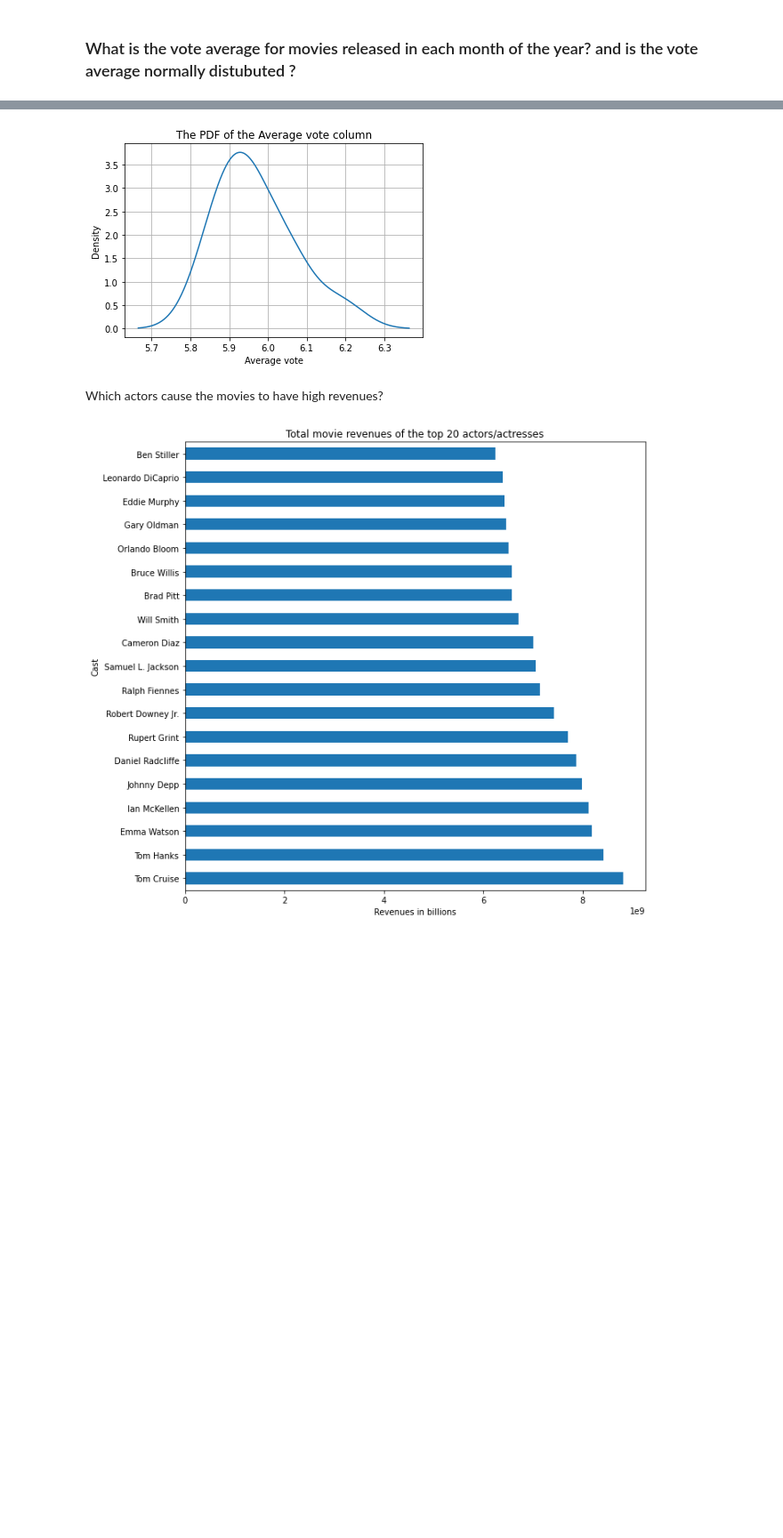
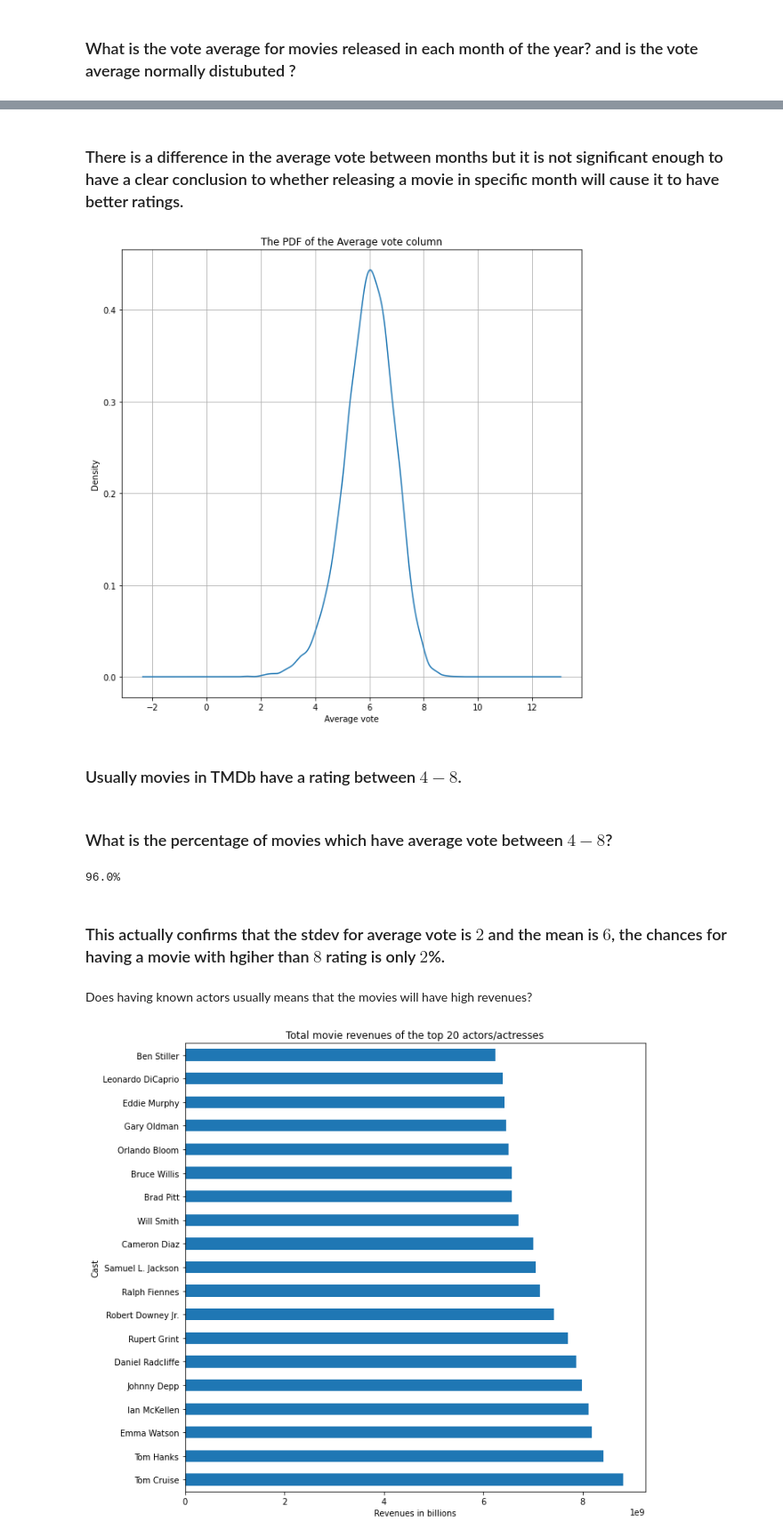
Before and after one commit to OmarAlaaeldein/Investigate-a-Dataset-TMDb-movie-dataset, a Jupyter notebook: Investigate_a_Dataset.ipynb, the cells around one changed output, grey strips where cells are left out. Shown at 89% size. Saved outputs shown, nothing was run; the diff lists cells and outputs as text; code cells hidden in the pictures; blank space fills up the shorter version.

```diff
--- a/Investigate_a_Dataset.ipynb
+++ b/Investigate_a_Dataset.ipynb
@@ -225,12 +234,26 @@ plt.grid()
+# %% [markdown]
+### There is a difference in the average vote between months but it is not significant enough to have a clear conclusion to whether releasing a movie in specific month will cause it to have better ratings.
 # %%
-df_sorted.groupby("release_date")["vote_average"].mean().plot(kind="kde");
+plt.figure(figsize=(10,10))
+df_sorted["vote_average"].plot(kind="kde");
 plt.xlabel("Average vote");
 plt.title("The PDF of the Average vote column")
 plt.grid()
 # %% [output]
-[figure, old version]
+[figure, new version]
+# %% [markdown]
+### Usually movies in TMDb have a rating between $4-8$.
+# %% [markdown]
+### What is the percentage of movies which have average vote between $4-8$?
+# %%
+common=df_sorted[(df_sorted["vote_average"]>4)&(df_sorted["vote_average"]<8)]
+print("{}%".format(round(len(common)/len(df_sorted),2)*100))
+# %% [output]
+96.0%
+# %% [markdown]
+### This actually confirms that the stdev for average vote is $2$ and the mean is $6$, the chances for having a movie with hgiher than $8$ rating is only $2$%.
 # %% [markdown]
-Which actors cause the movies to have high revenues?
+Does having known actors usually means that the movies will have high revenues?
 # %%
 df["cast"]=df["cast"].str.split("|")
 df=df.explode("cast")
```
Also changed, not shown: parts of 19 cells of this notebook, 1 other file.
